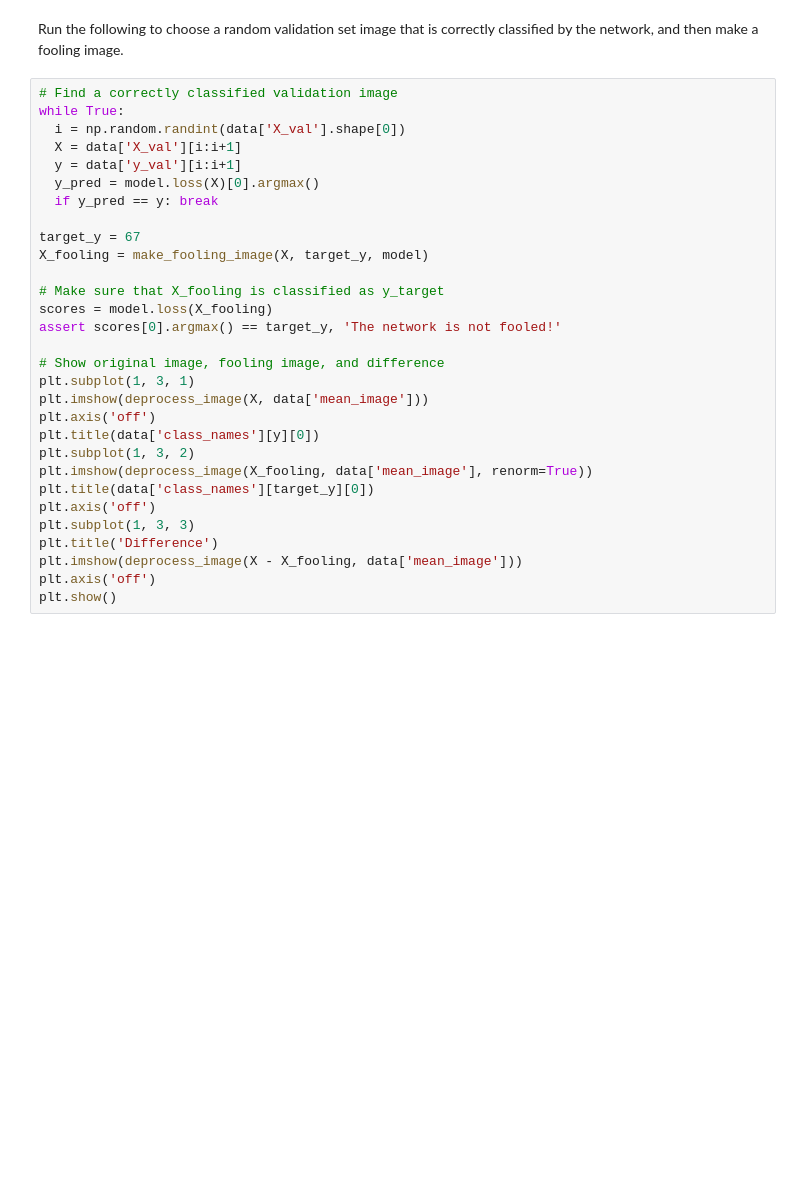
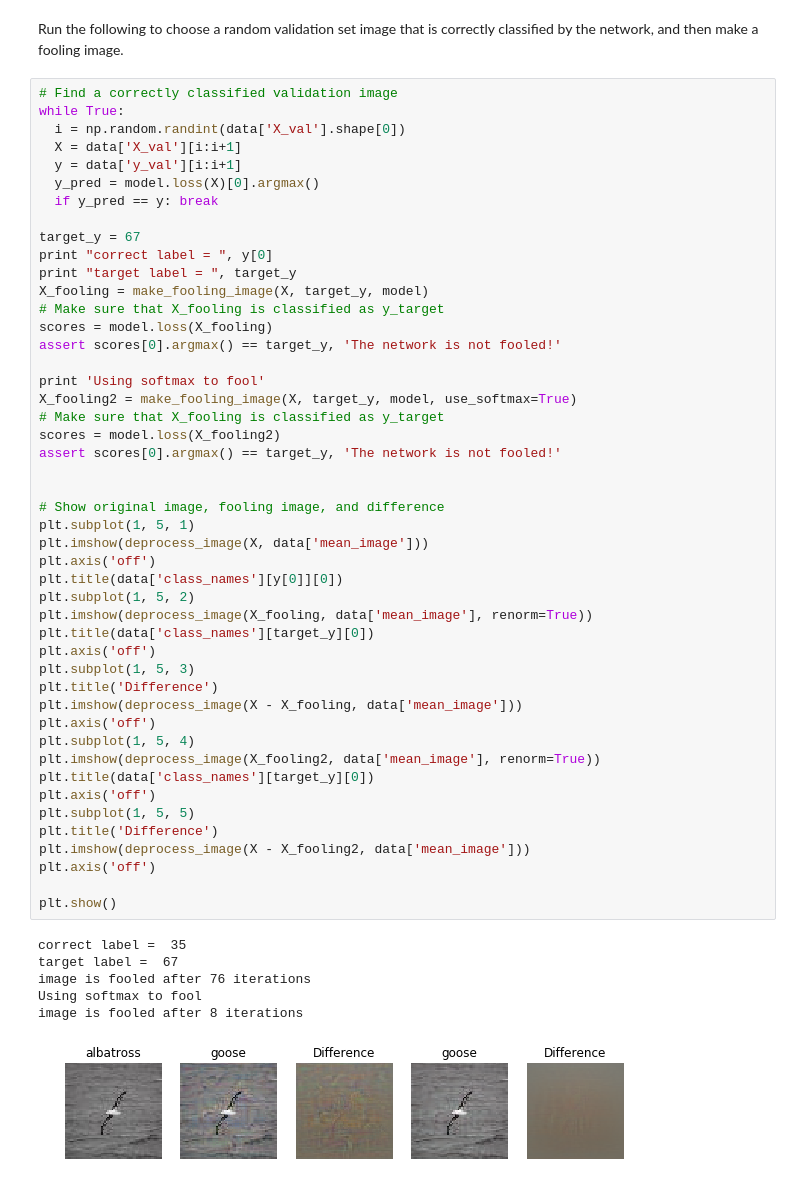
Before and after one commit to vuhonganh/stanford, a Jupyter notebook: cs231n/assignment3/ImageGradients.ipynb, the cells around one changed output. Saved outputs shown, nothing was run; the diff lists cells and outputs as text; blank space fills up the shorter version.

Commit message:
done: Image Gradients

```diff
--- a/cs231n/assignment3/ImageGradients.ipynb
+++ b/cs231n/assignment3/ImageGradients.ipynb
@@ -188,30 +263,54 @@ Run the following to choose a random validation set image that is correctly clas
 # %%
 # Find a correctly classified validation image
 while True:
   i = np.random.randint(data['X_val'].shape[0])
   X = data['X_val'][i:i+1]
   y = data['y_val'][i:i+1]
   y_pred = model.loss(X)[0].argmax()
   if y_pred == y: break
 
 target_y = 67
+print "correct label = ", y[0]
+print "target label = ", target_y
 X_fooling = make_fooling_image(X, target_y, model)
-
 # Make sure that X_fooling is classified as y_target
 scores = model.loss(X_fooling)
 assert scores[0].argmax() == target_y, 'The network is not fooled!'
 
+print 'Using softmax to fool'
+X_fooling2 = make_fooling_image(X, target_y, model, use_softmax=True)
+# Make sure that X_fooling is classified as y_target
+scores = model.loss(X_fooling2)
+assert scores[0].argmax() == target_y, 'The network is not fooled!'
+
+
 # Show original image, fooling image, and difference
-plt.subplot(1, 3, 1)
+plt.subplot(1, 5, 1)
 plt.imshow(deprocess_image(X, data['mean_image']))
 plt.axis('off')
-plt.title(data['class_names'][y][0])
-plt.subplot(1, 3, 2)
+plt.title(data['class_names'][y[0]][0])
+plt.subplot(1, 5, 2)
 plt.imshow(deprocess_image(X_fooling, data['mean_image'], renorm=True))
 plt.title(data['class_names'][target_y][0])
 plt.axis('off')
-plt.subplot(1, 3, 3)
+plt.subplot(1, 5, 3)
 plt.title('Difference')
 plt.imshow(deprocess_image(X - X_fooling, data['mean_image']))
 plt.axis('off')
+plt.subplot(1, 5, 4)
+plt.imshow(deprocess_image(X_fooling2, data['mean_image'], renorm=True))
+plt.title(data['class_names'][target_y][0])
+plt.axis('off')
+plt.subplot(1, 5, 5)
+plt.title('Difference')
+plt.imshow(deprocess_image(X - X_fooling2, data['mean_image']))
+plt.axis('off')
+
 plt.show()
+# %% [output]
+correct label =  35
+target label =  67
+image is fooled after 76 iterations
+Using softmax to fool
+image is fooled after 8 iterations
+[figure, added]
```
Also changed, not shown: parts of 7 cells of this notebook.
